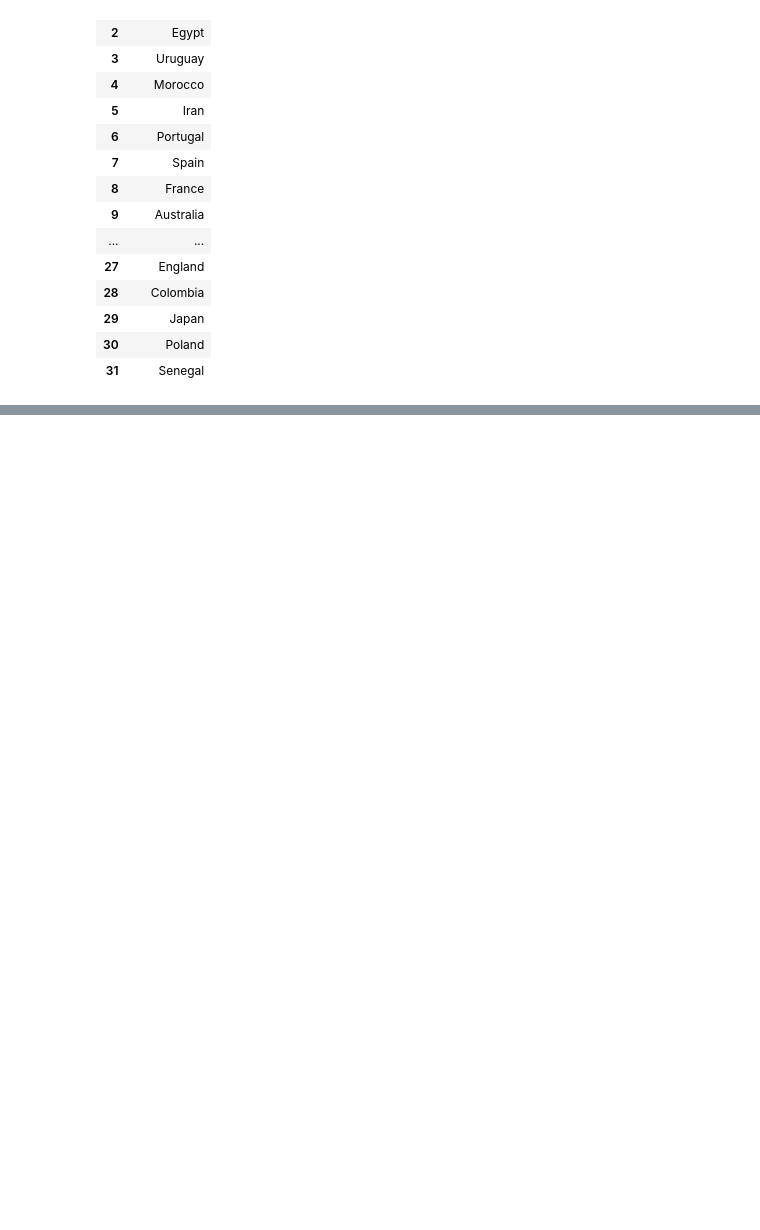
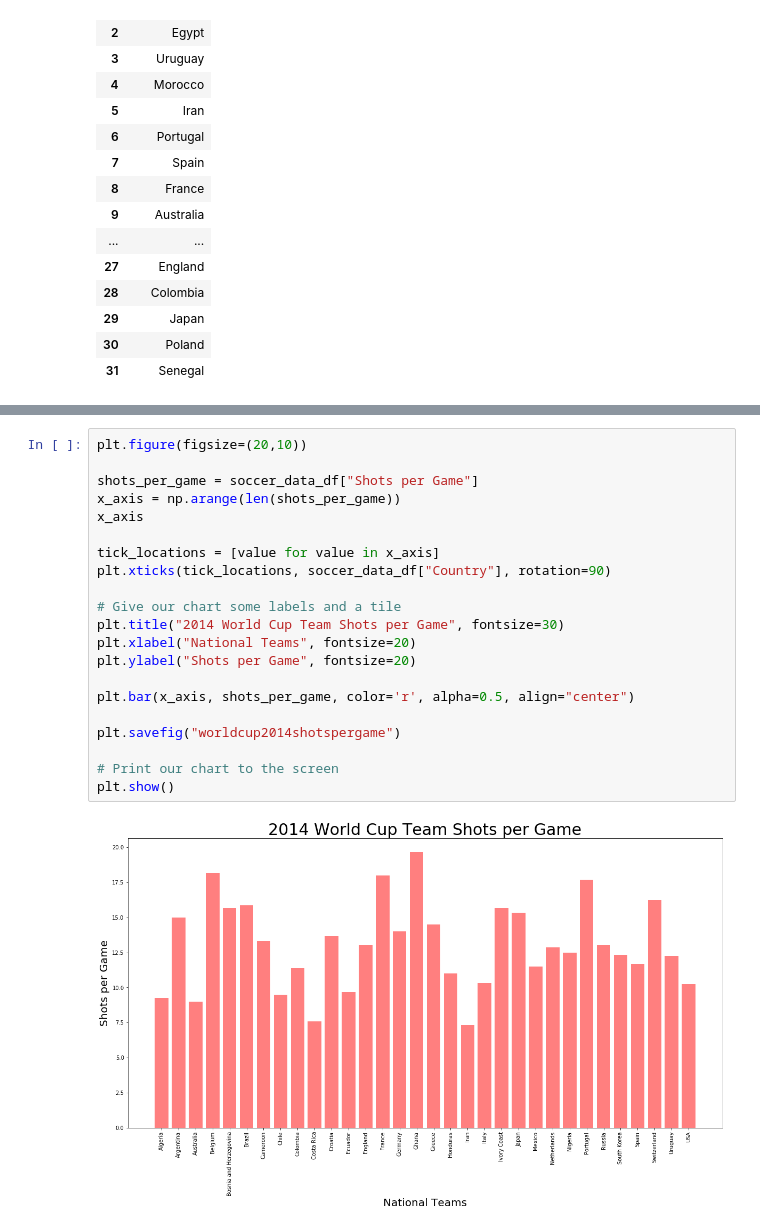
Before and after one commit to rjabbari/champteam, a Jupyter notebook: worldcup_2018.ipynb, the cells around one changed output, grey strips where cells are left out. Drawn from its saved outputs; the diff is of its cells as text; blank space fills up the shorter version.

```diff
--- a/worldcup_2018.ipynb
+++ b/worldcup_2018.ipynb
@@ -74,0 +181,23 @@ types_df["away_score"].sum()
+# %%
+plt.figure(figsize=(20,10))
+
+shots_per_game = soccer_data_df["Shots per Game"]
+x_axis = np.arange(len(shots_per_game))
+x_axis
+
+tick_locations = [value for value in x_axis]
+plt.xticks(tick_locations, soccer_data_df["Country"], rotation=90)
+
+# Give our chart some labels and a tile
+plt.title("2014 World Cup Team Shots per Game", fontsize=30)
+plt.xlabel("National Teams", fontsize=20)
+plt.ylabel("Shots per Game", fontsize=20)
+
+plt.bar(x_axis, shots_per_game, color='r', alpha=0.5, align="center")
+
+plt.savefig("worldcup2014shotspergame")
+
+# Print our chart to the screen
+plt.show()
+# %% [output]
+[figure, added]
```
Also changed, not shown: parts of 25 cells of this notebook.
